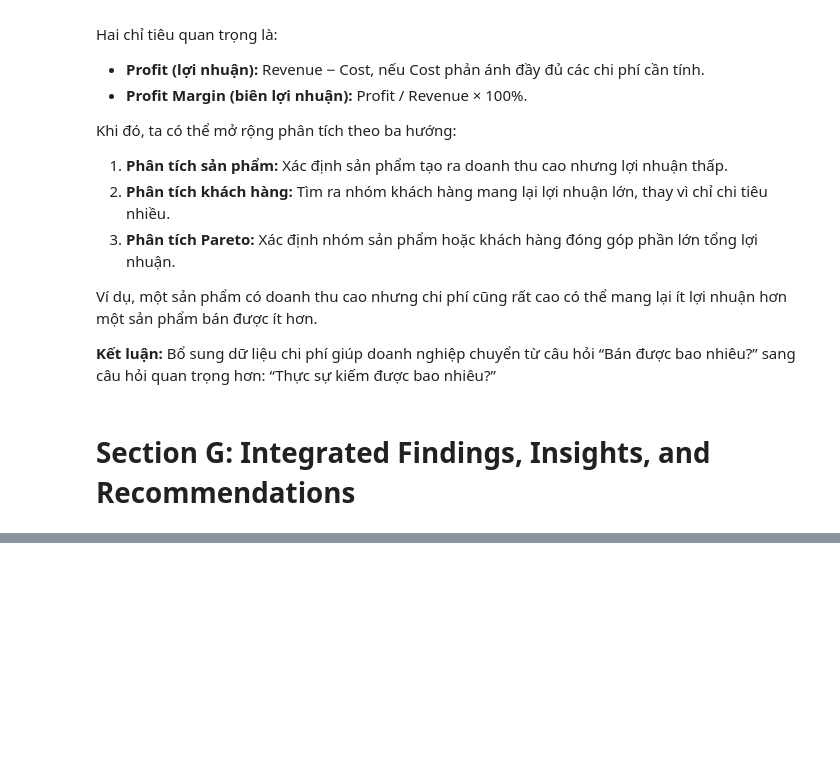
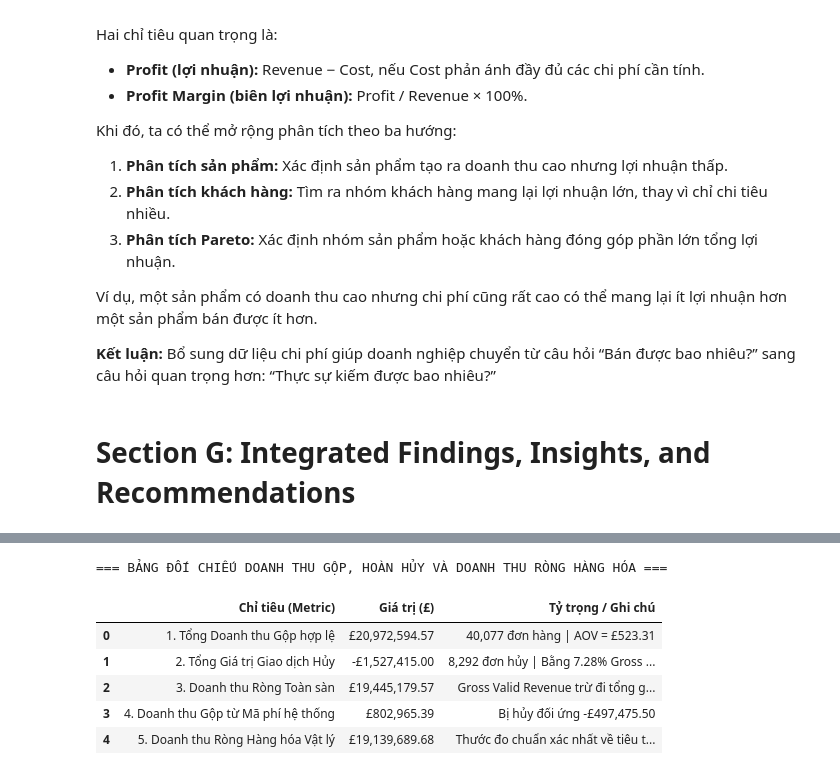
Before and after one commit to EconShark/23_big_data_analysis_mid, a Jupyter notebook: Case_Study_1/Phan tich ban hang voi PySpark.ipynb, the cells around one changed output, grey strips where cells are left out. Saved outputs shown, nothing was run; the diff lists cells and outputs as text; code cells hidden in the pictures; blank space fills up the shorter version.

```diff
--- a/Case_Study_1/Phan tich ban hang voi PySpark.ipynb
+++ b/Case_Study_1/Phan tich ban hang voi PySpark.ipynb
@@ -3811,0 +1447,58 @@ fig_ii5.show()
+# %%
+import numpy as np
+import pandas as pd
+import plotly.express as px
+import plotly.graph_objects as go
+from plotly.subplots import make_subplots
+from pyspark.sql import functions as F, Window
+
+# Tái sử dụng các biến từ pipeline trước: sales, df, NON_MERCH_CODES
+NON_MERCH_CODES = ['M', 'DOT', 'POST', 'B', 'D', 'CRUK', 'BANK CHARGES', 'PADS']
+
+sales_enriched = (sales
+    .withColumn('IsMerchandise', ~F.col('StockCode').isin(NON_MERCH_CODES))
+    .withColumn('CustomerChannel',
+        F.when(F.col('CustomerID').isNotNull(), 'Identified B2B (Có CustomerID)')
+         .otherwise('Unidentified / Guest (Thiếu CustomerID)')
+    )
+)
+
+sales_cancelled = (df
+    .filter(F.col('IsCancelled') & (F.col('UnitPrice') > 0))
+    .withColumn('CancelledRevenue', F.abs(F.col('Quantity')) * F.col('UnitPrice'))
+    .withColumn('CancelledUnits', F.abs(F.col('Quantity')))
+    .withColumn('YearMonth', F.date_format('InvoiceDate', 'yyyy-MM'))
+    .withColumn('IsMerchandise', ~F.col('StockCode').isin(NON_MERCH_CODES))
+)
+
+gross_total = float(sales_enriched.agg(F.sum('Revenue')).first()[0])
+orders = sales_enriched.select('InvoiceNo').distinct().count()
+
+cancel_stats = sales_cancelled.agg(
+    F.count('*').alias('Cancel_Lines'),
+    F.countDistinct('InvoiceNo').alias('Cancel_Orders'),
+    F.sum('CancelledRevenue').alias('Cancel_Rev')
+).first()
+cancel_total = float(cancel_stats['Cancel_Rev'])
+
+non_merch_gross = float(sales_enriched.filter(~F.col('IsMerchandise')).agg(F.sum('Revenue')).first()[0])
+non_merch_cancel = float(sales_cancelled.filter(~F.col('IsMerchandise')).agg(F.sum('CancelledRevenue')).first()[0])
+merch_net_total = (gross_total - non_merch_gross) - (cancel_total - non_merch_cancel)
+
+print("=== BẢNG ĐỐI CHIẾU DOANH THU GỘP, HOÀN HỦY VÀ DOANH THU RÒNG HÀNG HÓA ===")
+scorecard_pdf = pd.DataFrame([
+    {"Chỉ tiêu (Metric)": "1. Tổng Doanh thu Gộp hợp lệ", "Giá trị (£)": f"£{gross_total:,.2f}", "Tỷ trọng / Ghi chú": f"{orders:,} đơn hàng | AOV = £{gross_total/orders:,.2f}"},
+    {"Chỉ tiêu (Metric)": "2. Tổng Giá trị Giao dịch Hủy", "Giá trị (£)": f"-£{cancel_total:,.2f}", "Tỷ trọng / Ghi chú": f"{cancel_stats['Cancel_Orders']:,} đơn hủy | Bằng {cancel_total/gross_total*100:.2f}% Gross Revenue"},
+    {"Chỉ tiêu (Metric)": "3. Doanh thu Ròng Toàn sàn", "Giá trị (£)": f"£{gross_total - cancel_total:,.2f}", "Tỷ trọng / Ghi chú": "Gross Valid Revenue trừ đi tổng giá trị đơn hủy"},
+    {"Chỉ tiêu (Metric)": "4. Doanh thu Gộp từ Mã phí hệ thống", "Giá trị (£)": f"£{non_merch_gross:,.2f}", "Tỷ trọng / Ghi chú": f"Bị hủy đối ứng -£{non_merch_cancel:,.2f}"},
+    {"Chỉ tiêu (Metric)": "5. Doanh thu Ròng Hàng hóa Vật lý", "Giá trị (£)": f"£{merch_net_total:,.2f}", "Tỷ trọng / Ghi chú": "Thước đo chuẩn xác nhất về tiêu thụ thực chất"}
+])
+display(scorecard_pdf)
+# %% [output]
+=== BẢNG ĐỐI CHIẾU DOANH THU GỘP, HOÀN HỦY VÀ DOANH THU RÒNG HÀNG HÓA ===
+|  | Chỉ tiêu (Metric) | Giá trị (£) | Tỷ trọng / Ghi chú |
+| 0 | 1. Tổng Doanh thu Gộp hợp lệ | £20,972,594.57 | 40,077 đơn hàng | AOV = £523.31 |
+| 1 | 2. Tổng Giá trị Giao dịch Hủy | -£1,527,415.00 | 8,292 đơn hủy | Bằng 7.28% Gross ... |
+| 2 | 3. Doanh thu Ròng Toàn sàn | £19,445,179.57 | Gross Valid Revenue trừ đi tổng g... |
+| 3 | 4. Doanh thu Gộp từ Mã phí hệ thống | £802,965.39 | Bị hủy đối ứng -£497,475.50 |
+| 4 | 5. Doanh thu Ròng Hàng hóa Vật lý | £19,139,689.68 | Thước đo chuẩn xác nhất về tiêu t... |
```
Also changed, not shown: parts of 49 cells of this notebook.
